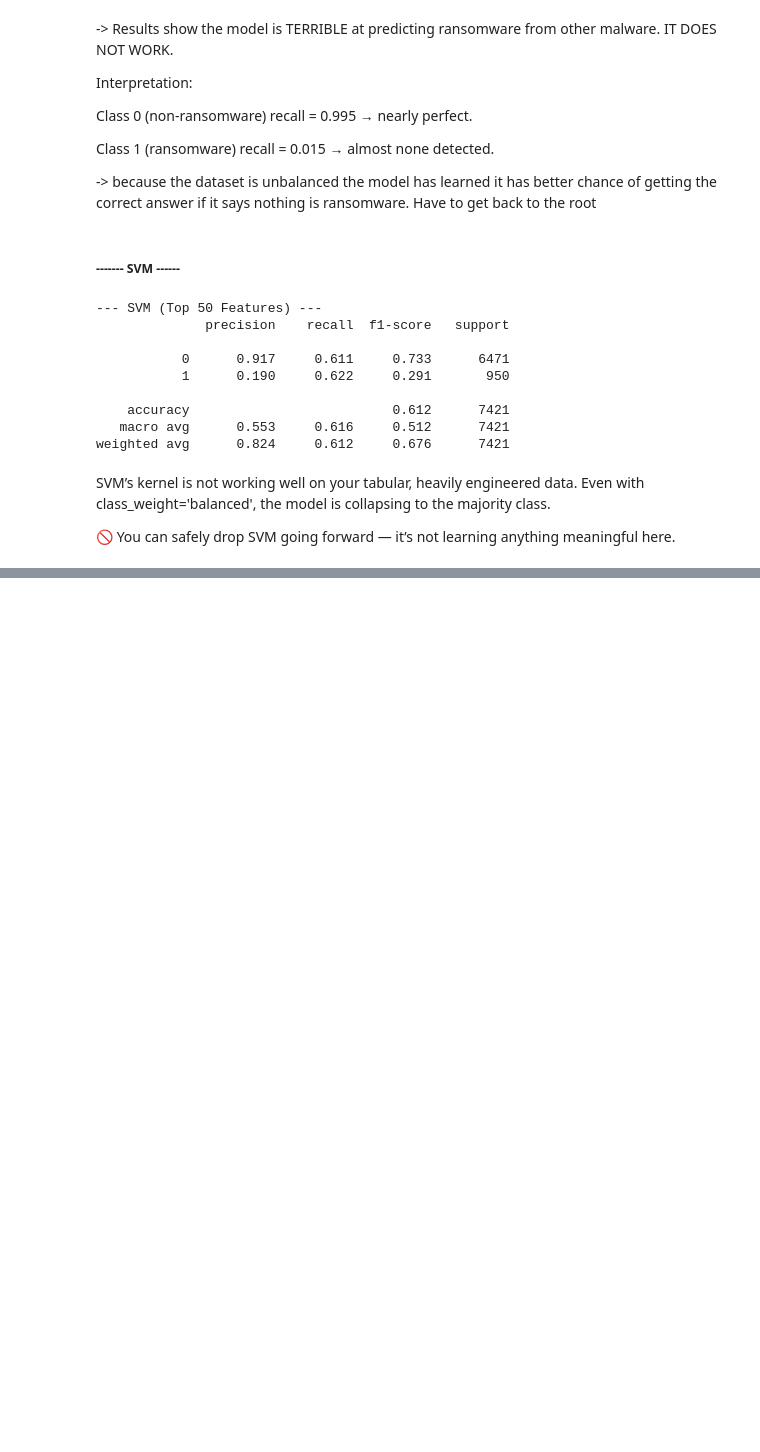
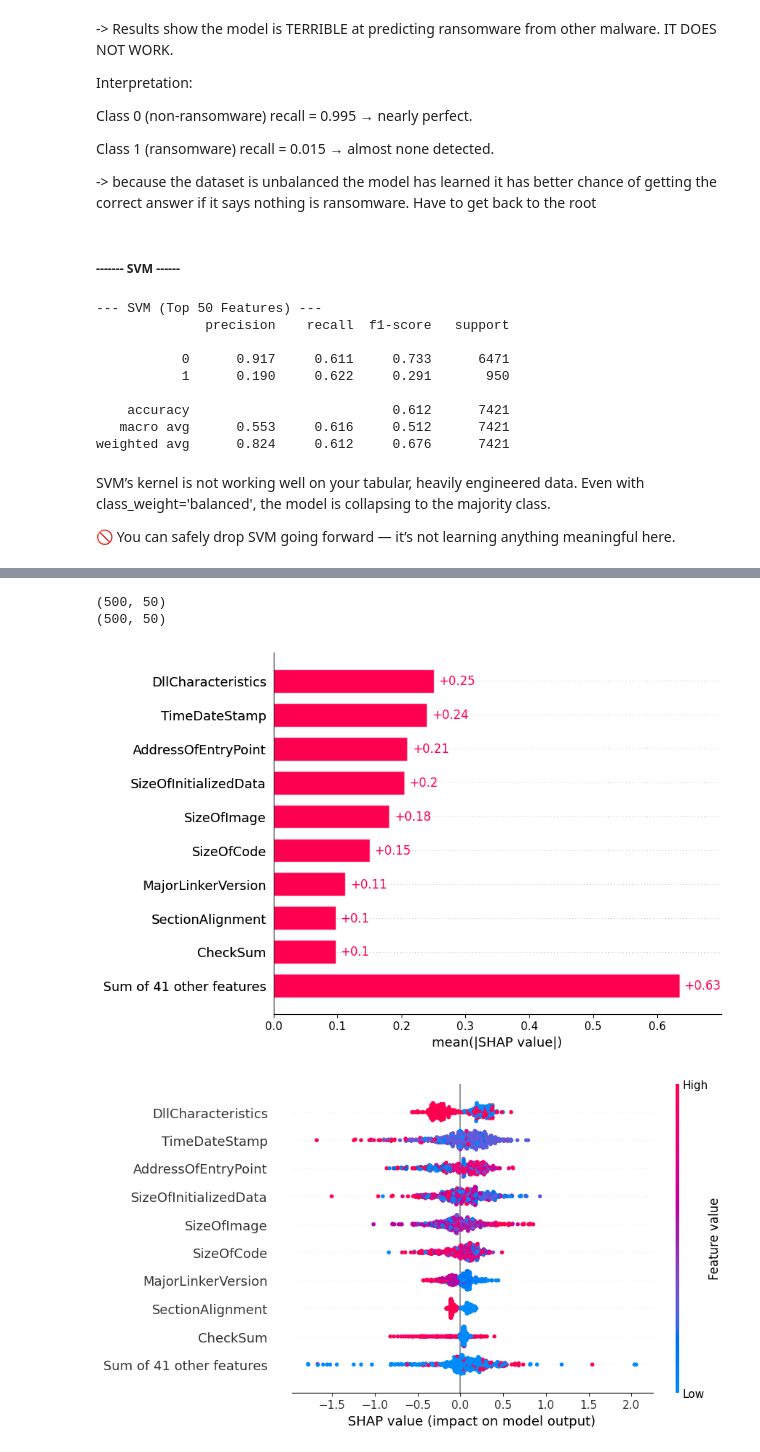
Before and after one commit to gaby-byb/ransomware-detection-ml, a Jupyter notebook: ransom_vs_malware.ipynb, the cells around one changed output, grey strips where cells are left out. Drawn from its saved outputs; the diff is of its cells as text; code cells hidden in the pictures; blank space fills up the shorter version.

```diff
--- a/ransom_vs_malware.ipynb
+++ b/ransom_vs_malware.ipynb
@@ -195,7 +195,7 @@ def preprocess(df):
     return X, y, meta
 # %%
 
-df = pd.read_csv("data/validation_data.csv")
+df = pd.read_csv("data/ransom_vs_malware.csv")
 
 X, y, meta = preprocess(df)
 # %% [output]
@@ -433,0 +439,20 @@ SVM’s kernel is not working well on your tabular, heavily engineered data. Eve
+# %%
+import shap
+
+X_sample = X.sample(n=500, random_state=42)
+
+explainer = shap.Explainer(xgb, X_sample)
+shap_values = explainer(X_sample)
+
+#comfirm both look the same
+print(shap_values.shape)
+print(X_sample.shape)
+# %% [output]
+(500, 50)
+(500, 50)
+# %%
+shap.plots.bar(shap_values)
+shap.plots.beeswarm(shap_values)
+# %% [output]
+[figure, added]
+[figure, added]
```
Also changed, not shown: parts of 4 cells of this notebook, 11 other files.
